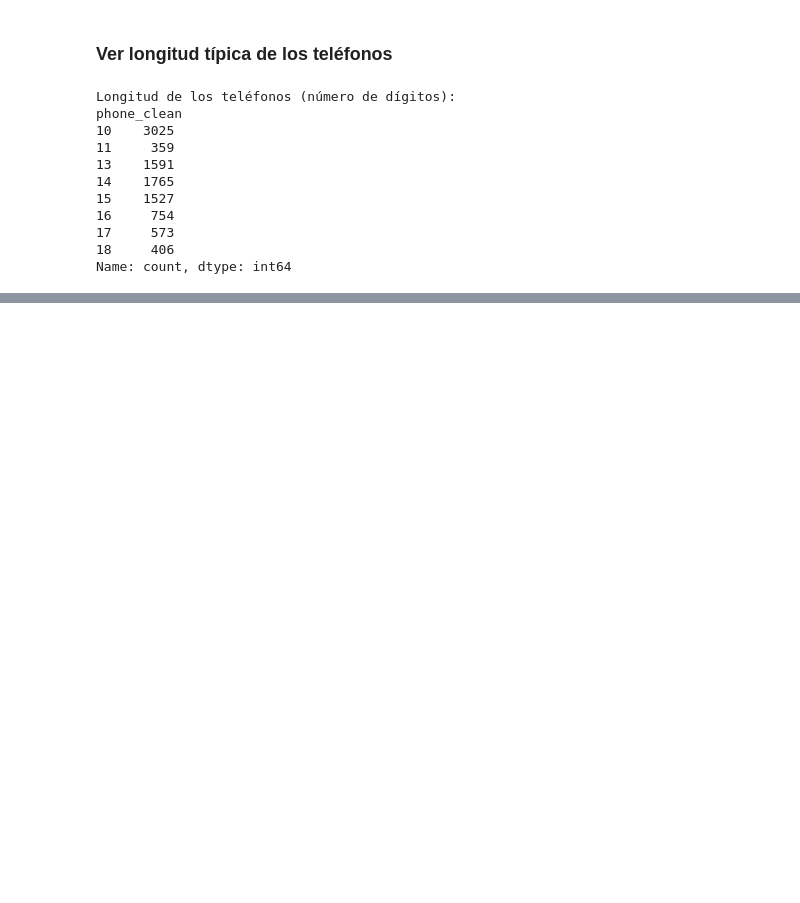
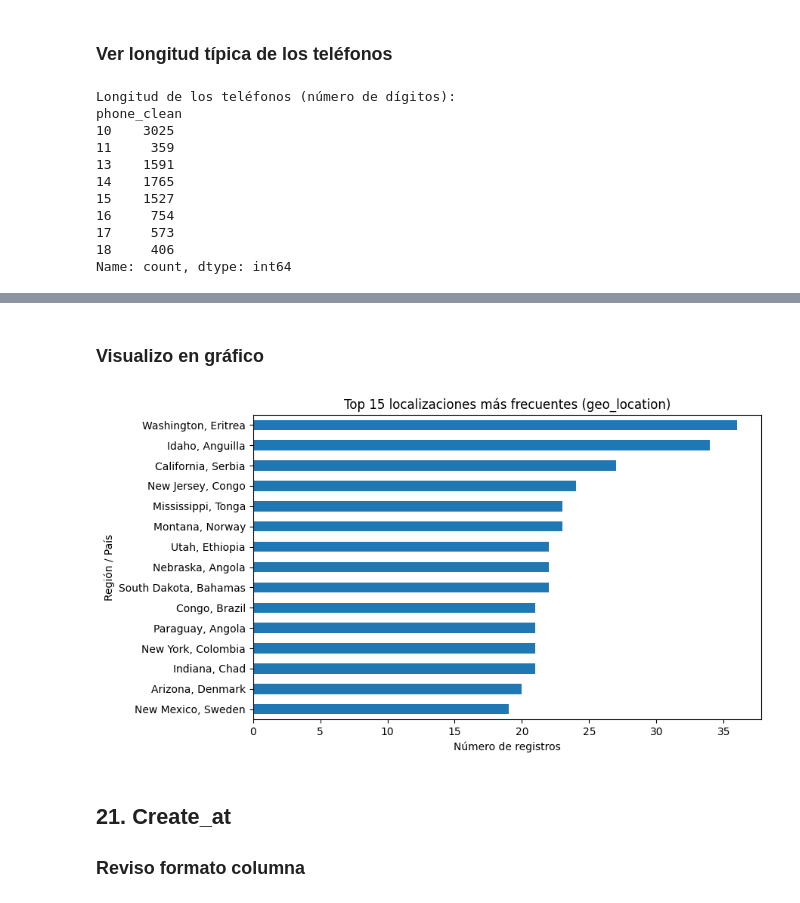
Before and after one commit to PatriciaMerinero/Proyecto_Final_Data_Analytics, a Jupyter notebook: NOTEBOOKS/02_EDA_LIMPIEZA_TRANSFORMACION.ipynb, the cells around one changed output, grey strips where cells are left out. Drawn from its saved outputs; the diff is of its cells as text; code cells hidden in the pictures; blank space fills up the shorter version.

```diff
--- a/NOTEBOOKS/02_EDA_LIMPIEZA_TRANSFORMACION.ipynb
+++ b/NOTEBOOKS/02_EDA_LIMPIEZA_TRANSFORMACION.ipynb
@@ -630,0 +947,7 @@ Name: count, dtype: int64
+# %%
+df['geo_location'] = df.apply(
+    lambda x: f"{x['region_normalized']}, {x['country_normalized']}"
+    if pd.notnull(x['region_normalized']) and x['region_normalized'] != ''
+    else x['country_normalized'],
+    axis=1
+)
@@ -630,0 +985,4 @@ Name: count, dtype: int64
+# %%
+top_geo = df['geo_location'].value_counts().head(15)
+print("Top 15 localizaciones más frecuentes:")
+print(top_geo)
@@ -630,0 +1008,17 @@ Name: count, dtype: int64
+# %% [markdown]
+### Visualizo en gráfico
+# %%
+import matplotlib.pyplot as plt
+
+plt.figure(figsize=(9,5))
+top_geo.sort_values().plot(kind='barh')
+plt.title("Top 15 localizaciones más frecuentes (geo_location)")
+plt.xlabel("Número de registros")
+plt.ylabel("Región / País")
+plt.tight_layout()
+plt.show()
+# %% [output]
+[figure, added]
+# %% [markdown]
+## 21. Create_at
+### Reviso formato columna
```
Also changed, not shown: parts of 73 cells of this notebook, 1 other file.
